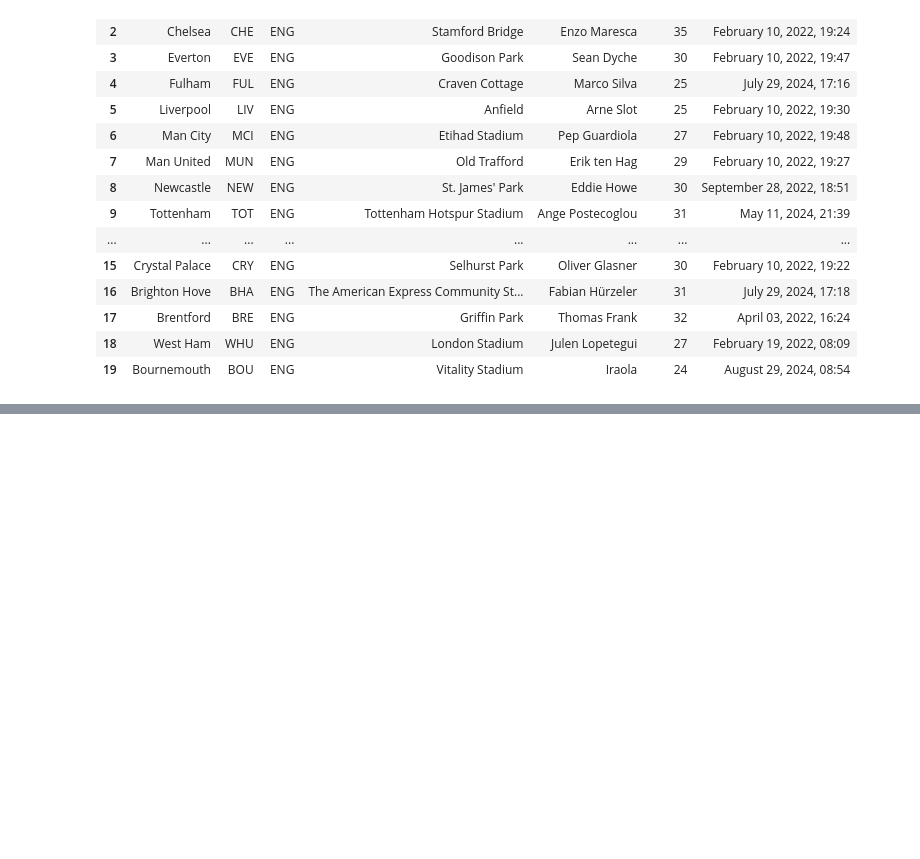
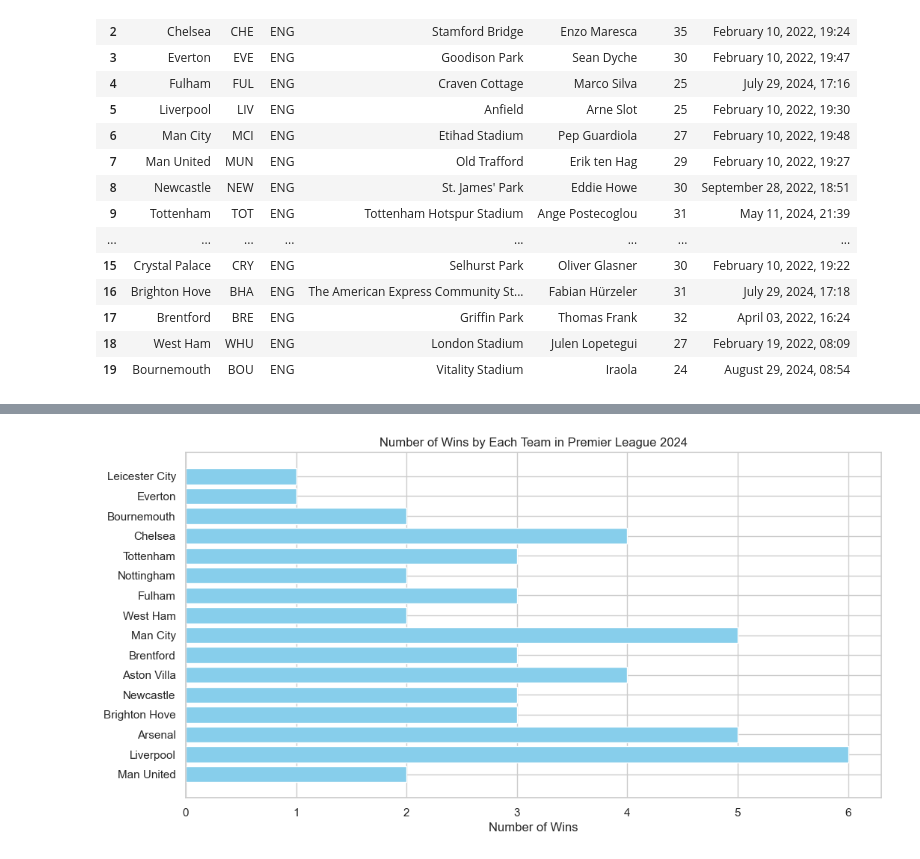
Before and after one commit to lusbnz/football-notebook, a Jupyter notebook: step_1/epl_2024.ipynb, the cells around one changed output, grey strips where cells are left out. Saved outputs shown, nothing was run; the diff lists cells and outputs as text; code cells hidden in the pictures; blank space fills up the shorter version.

```diff
--- a/step_1/epl_2024.ipynb
+++ b/step_1/epl_2024.ipynb
@@ -307,0 +439,23 @@ plt.show()
+# %%
+win_counts = {}
+
+for matchday, matches in matches_by_matchday.items():
+    for match in matches:
+        winner = match['Winner']
+        if winner == 'HOME_TEAM':
+            home_team = match['Home Team']
+            win_counts[home_team] = win_counts.get(home_team, 0) + 1
+        elif winner == 'AWAY_TEAM':
+            away_team = match['Away Team']
+            win_counts[away_team] = win_counts.get(away_team, 0) + 1
+
+teams = list(win_counts.keys())
+wins = list(win_counts.values())
+
+plt.figure(figsize=(12, 6))
+plt.barh(teams, wins, color='skyblue')
+plt.xlabel('Number of Wins')
+plt.title('Number of Wins by Each Team in Premier League 2024')
+plt.show()
+# %% [output]
+[figure, added]
```
Also changed, not shown: parts of 11 cells of this notebook, 1 other file.
